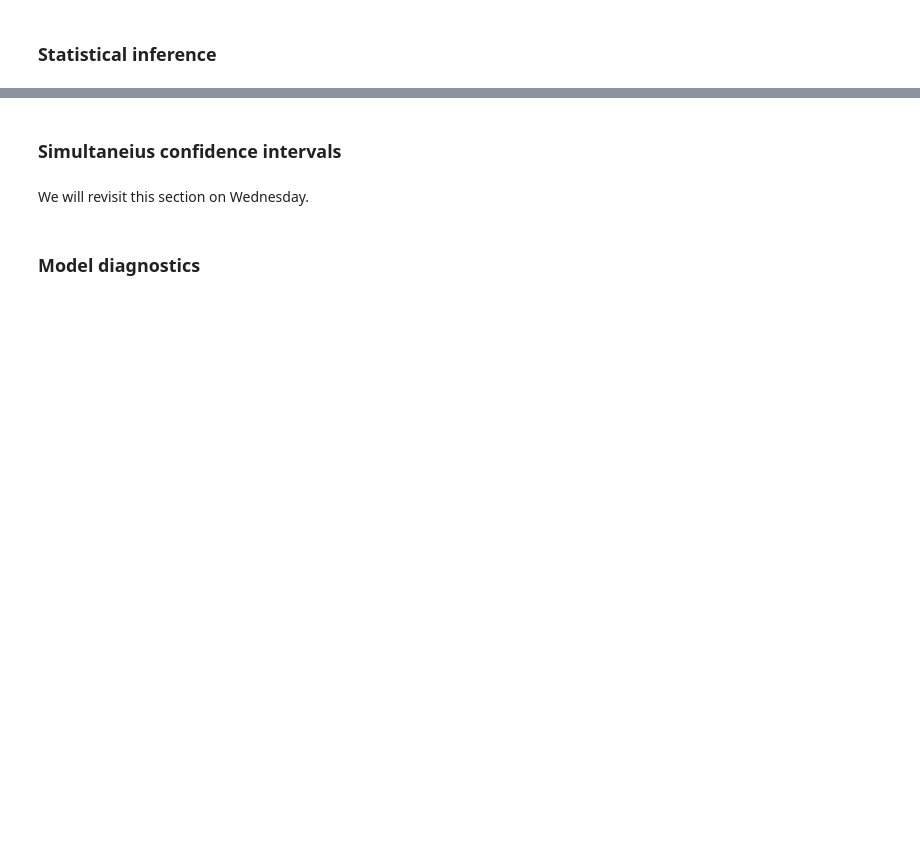
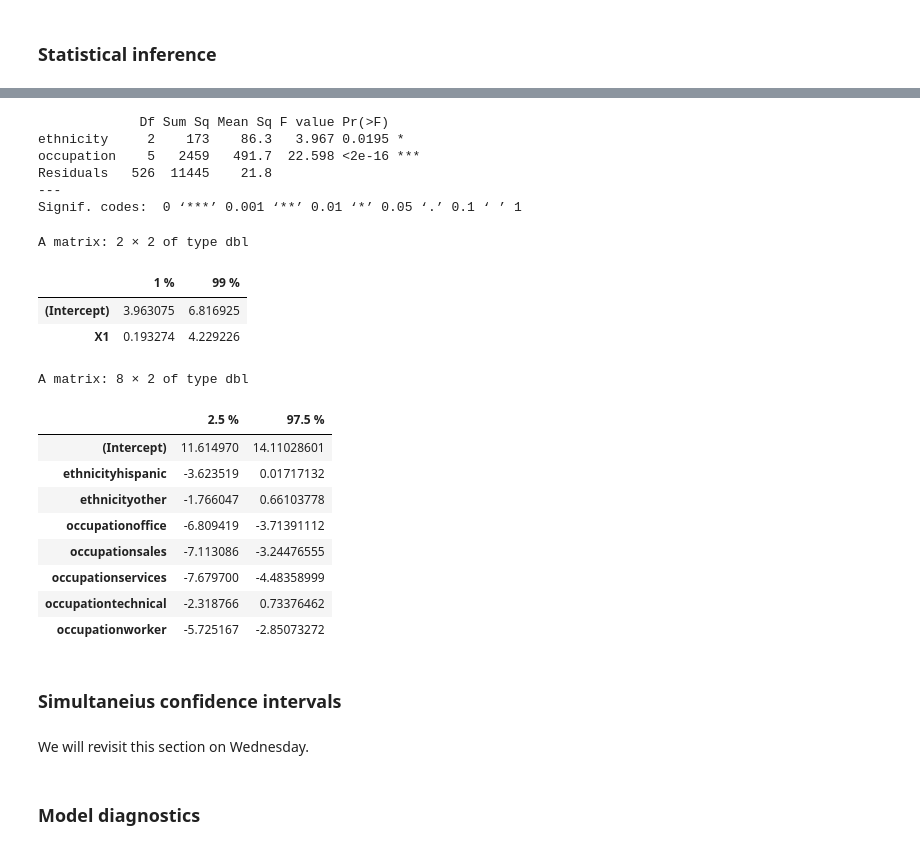
Before and after one commit to ChenShizhe/StatDataScience, a Jupyter notebook: Temp/ANOVAR.ipynb, the cells around one changed output, grey strips where cells are left out. Saved outputs shown, nothing was run; the diff lists cells and outputs as text; code cells hidden in the pictures; blank space fills up the shorter version.

```diff
--- a/Temp/ANOVAR.ipynb
+++ b/Temp/ANOVAR.ipynb
@@ -95,7 +193,31 @@ anova(mod2way,modred)
+# %%
+summary(mod2way)
+# %% [output]
+             Df Sum Sq Mean Sq F value Pr(>F)
+ethnicity     2    173    86.3   3.967 0.0195 *
+occupation    5   2459   491.7  22.598 <2e-16 ***
+Residuals   526  11445    21.8
+---
+Signif. codes:  0 ‘***’ 0.001 ‘**’ 0.01 ‘*’ 0.05 ‘.’ 0.1 ‘ ’ 1
 # %%
 # Confidence interval via confint()
-confint(mod,level=0.99)
+confint(mod,level=0.98)
 confint(mod2way,level=0.95)
+# %% [output]
+A matrix: 2 × 2 of type dbl
+|  | 1 % | 99 % |
+| (Intercept) | 3.963075 | 6.816925 |
+| X1 | 0.193274 | 4.229226 |
+A matrix: 8 × 2 of type dbl
+|  | 2.5 % | 97.5 % |
+| (Intercept) | 11.614970 | 14.11028601 |
+| ethnicityhispanic | -3.623519 | 0.01717132 |
+| ethnicityother | -1.766047 | 0.66103778 |
+| occupationoffice | -6.809419 | -3.71391112 |
+| occupationsales | -7.113086 | -3.24476555 |
+| occupationservices | -7.679700 | -4.48358999 |
+| occupationtechnical | -2.318766 | 0.73376462 |
+| occupationworker | -5.725167 | -2.85073272 |
 # %% [markdown]
 ### Simultaneius confidence intervals
 # %% [markdown]
```
Also changed, not shown: parts of 27 cells of this notebook, 2 other files.
